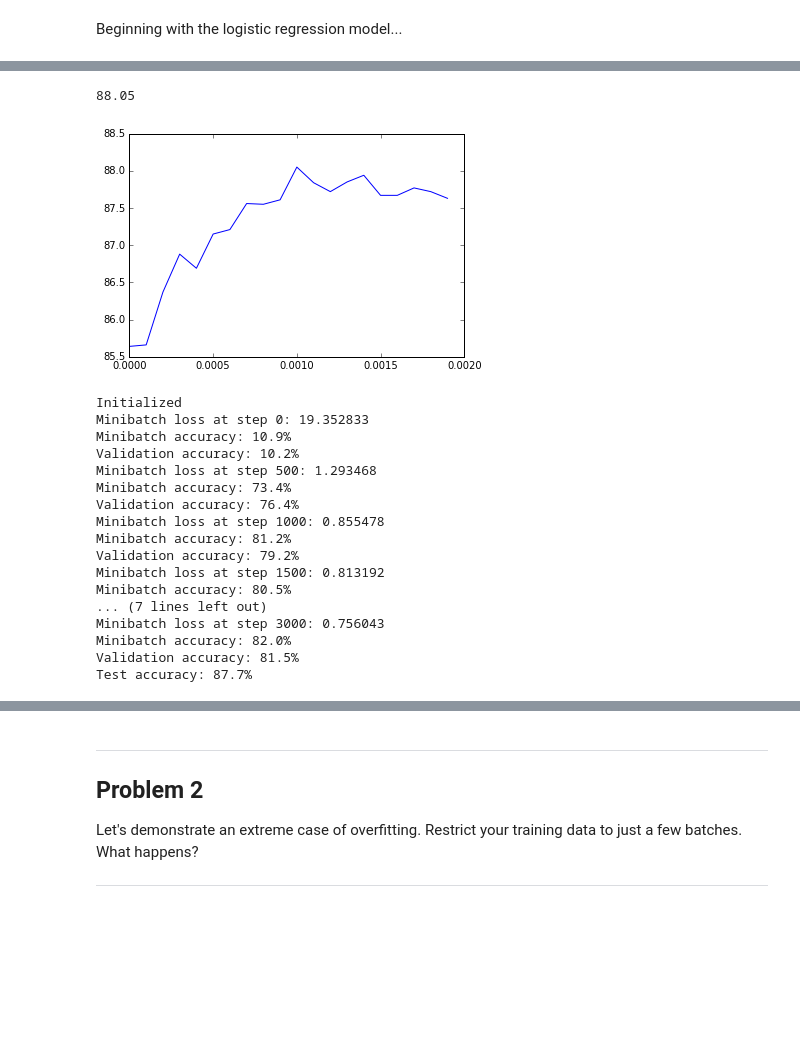
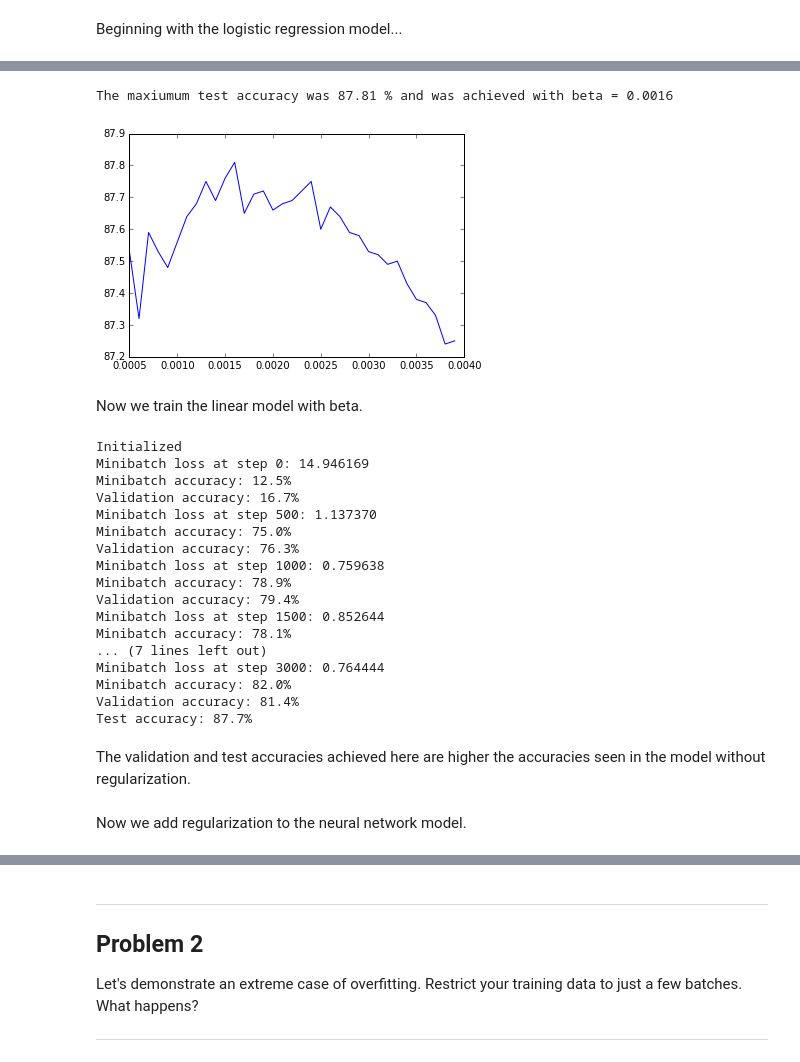
Before and after one commit to adityasalapaka/deep_learning_udacity, a Jupyter notebook: 3_regularization.ipynb, the cells around one changed output, grey strips where cells are left out. Cells and saved outputs as stored; diff of their text form; code cells hidden in the pictures; blank space fills up the shorter version.

```diff
--- a/3_regularization.ipynb
+++ b/3_regularization.ipynb
@@ -80,11 +80,10 @@ Introduce and tune L2 regularization for both logistic and neural network models
 Beginning with the logistic regression model...
 # %%
 test_prediction_accuracy = []
-reg_par = np.arange(0, 0.002, 0.0001)
+reg_par = np.arange(0.0005, 0.004, 0.0001)
 for i, beta in enumerate(reg_par):
 
   batch_size = 128
-  #beta = np.arange(1e-4, 1e-3, 1e-5).tolist()
 
   graph = tf.Graph()
   with graph.as_default():
@@ -107,7 +106,6 @@ for i, beta in enumerate(reg_par):
     loss = tf.reduce_mean(
       tf.nn.softmax_cross_entropy_with_logits(logits, tf_train_labels))
     reg = tf.nn.l2_loss(weights)
-    print(beta)
     new_loss = loss + beta*reg
 
     # Optimizer.
@@ -168,12 +145,14 @@ for i, beta in enumerate(reg_par):
-# %%
-plt.plot(reg_par,test_prediction_accuracy)
-print(max(test_prediction_accuracy))
-# %% [output]
-88.05
-[figure, removed]
+# %%
+plt.plot(reg_par,test_prediction_accuracy)
+beta = reg_par[test_prediction_accuracy.index(max(test_prediction_accuracy))]
+print("The maxiumum test accuracy was", max(test_prediction_accuracy), "% and was achieved with beta =", beta)
+# %% [output]
+The maxiumum test accuracy was 87.81 % and was achieved with beta = 0.0016
+[figure, added]
+# %% [markdown]
+Now we train the linear model with beta.
 # %%
 batch_size = 128
-beta = 0.0012
 
 graph = tf.Graph()
 with graph.as_default():
@@ -231,22 +210,25 @@ with tf.Session(graph=graph) as session:
         print("Validation accuracy: %.1f%%" % accuracy(
           valid_prediction.eval(), valid_labels))
     print("Test accuracy: %.1f%%" % accuracy(test_prediction.eval(), test_labels))
-    #test_prediction_accuracy.append(accuracy(test_prediction.eval(), test_labels))
 # %% [output]
 Initialized
-Minibatch loss at step 0: 19.352833
-Minibatch accuracy: 10.9%
-Validation accuracy: 10.2%
-Minibatch loss at step 500: 1.293468
-Minibatch accuracy: 73.4%
-Validation accuracy: 76.4%
-Minibatch loss at step 1000: 0.855478
-Minibatch accuracy: 81.2%
-Validation accuracy: 79.2%
-Minibatch loss at step 1500: 0.813192
-Minibatch accuracy: 80.5%
+Minibatch loss at step 0: 14.946169
+Minibatch accuracy: 12.5%
+Validation accuracy: 16.7%
+Minibatch loss at step 500: 1.137370
+Minibatch accuracy: 75.0%
+Validation accuracy: 76.3%
+Minibatch loss at step 1000: 0.759638
+Minibatch accuracy: 78.9%
+Validation accuracy: 79.4%
+Minibatch loss at step 1500: 0.852644
+Minibatch accuracy: 78.1%
 ... (7 lines left out)
-Minibatch loss at step 3000: 0.756043
+Minibatch loss at step 3000: 0.764444
 Minibatch accuracy: 82.0%
-Validation accuracy: 81.5%
+Validation accuracy: 81.4%
 Test accuracy: 87.7%
+# %% [markdown]
+The validation and test accuracies achieved here are higher the accuracies seen in the model without regularization.
+# %% [markdown]
+Now we add regularization to the neural network model.
```
Also changed, not shown: parts of 11 cells of this notebook.
